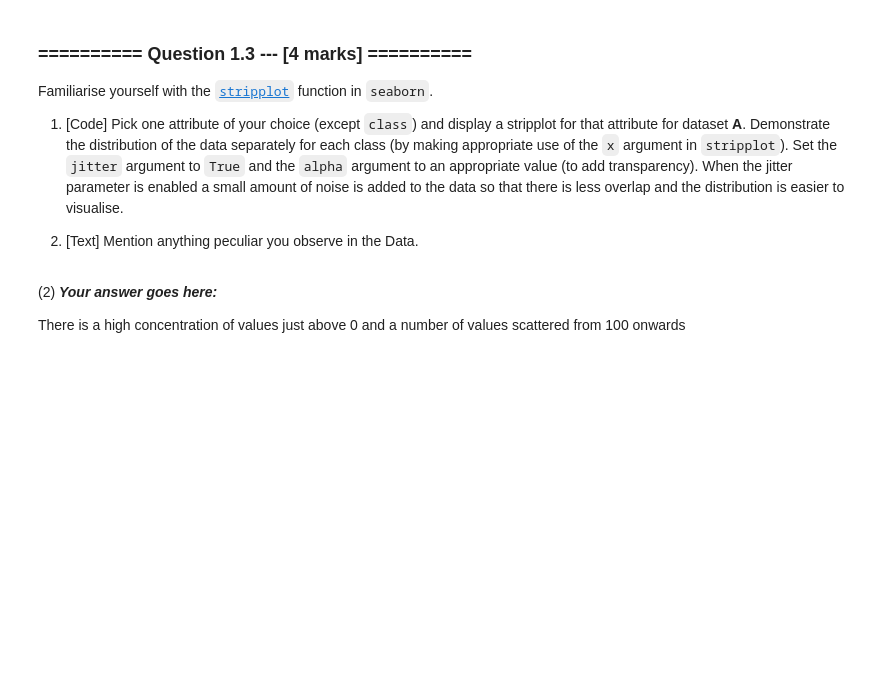
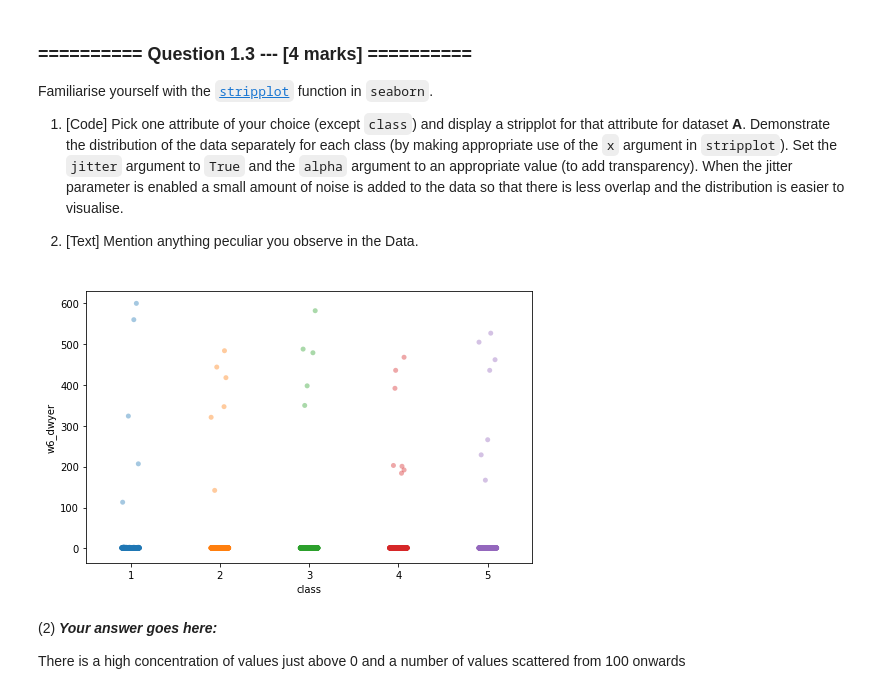
Before and after one commit to ZeroSum24/IAML2018, a Jupyter notebook: Assignments/01_Analysis.ipynb, the cells around one changed output. Saved outputs shown, nothing was run; the diff lists cells and outputs as text; code cells hidden in the pictures; blank space fills up the shorter version.

```diff
--- a/Assignments/01_Analysis.ipynb
+++ b/Assignments/01_Analysis.ipynb
@@ -166,15 +184,13 @@ Familiarise yourself with the [`stripplot`](https://seaborn.github.io/generated/
 # %%
 # (1) # Your Code goes here:
 
 # NB: Taking the 'w6_dwyer' as my attribute of choice
 
-## TODO Improve so is is showing for each calls
-
-# sns.stripplot(x=news_raw.w6_dwyer, data=news_raw, jitter=True, alpha=0.7)
-
-plt.figure(figsize=(8,8))
-sns.stripplot(x='class',y='w4_notion', jitter=True, data=news_raw, alpha=0.4)
+plt.figure(figsize=(8,5))
+sns.stripplot(x='class', y='w6_dwyer', data=news_raw, jitter=True, alpha=0.4)
 plt.show()
+# %% [output]
+[figure, added]
 # %% [markdown]
 (2) ***Your answer goes here:***
 
```
Also changed, not shown: parts of 10 cells of this notebook, 1 other file.
